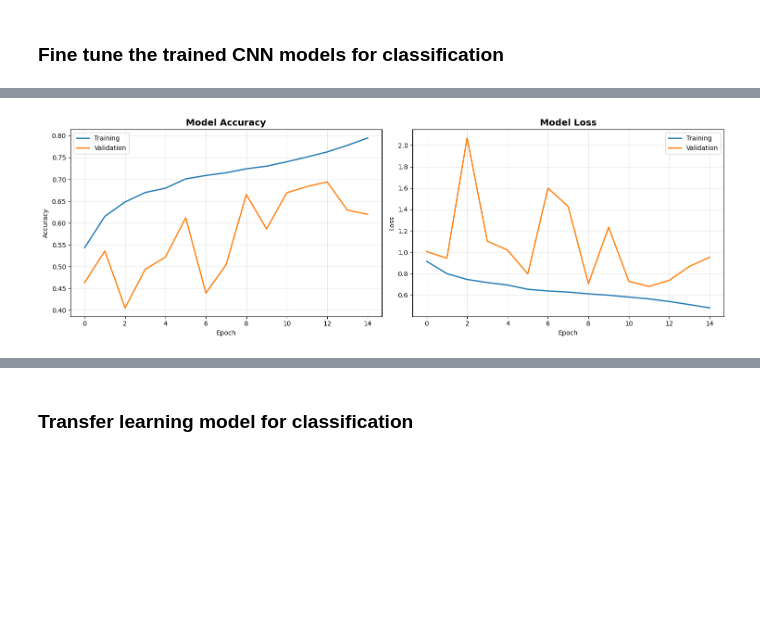
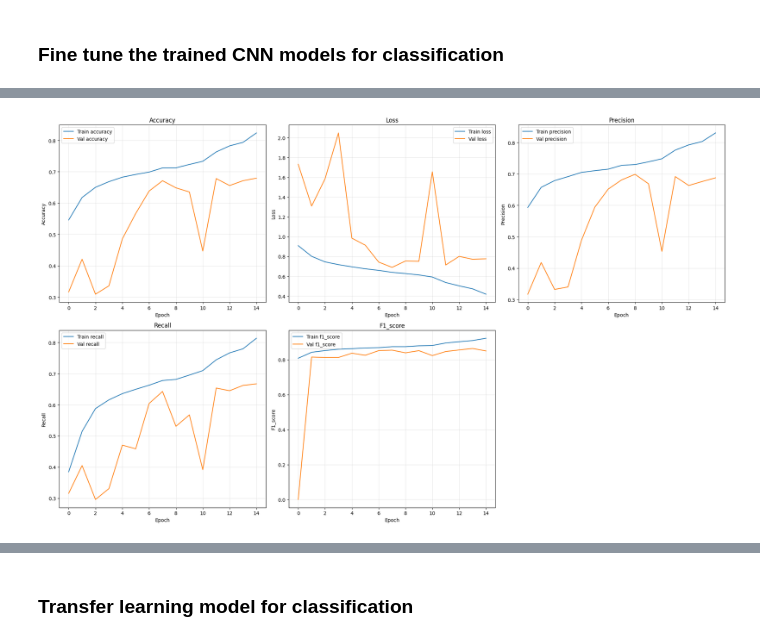
Before and after one commit to nkpatro/Pneumonia-Detection, a Jupyter notebook: Pneumonia-Detection.ipynb, the cells around one changed output, grey strips where cells are left out. Cells and saved outputs as stored; diff of their text form; code cells hidden in the pictures; blank space fills up the shorter version.

Commit message:
updated training and evaluation methods

```diff
--- a/Pneumonia-Detection.ipynb
+++ b/Pneumonia-Detection.ipynb
@@ -1357,5 +1360,31 @@ val_ds = load_enhanced_dataset_from_dataframe(val_df, output_dir, batch_size, nu
+# %%
+#setup enhanced callbacks
+def setup_enhanced_callbacks(val_ds, label_encoder,model_name='enhanced_model_best'):
+    """Enhanced callbacks with more monitoring"""
+    return [
+        F1ScoreCheckpoint(
+            val_data=val_ds,
+            label_encoder=label_encoder,
+            filepath=f'{model_name}.keras',
+            verbose=1
+        ),
+        callbacks.EarlyStopping(
+            monitor='val_loss',
+            patience=7,
+            restore_best_weights=True,
+            verbose=1
+        ),
+        callbacks.ReduceLROnPlateau(
+            monitor='val_loss',
+            factor=0.5,
+            patience=3,
+            min_lr=1e-5,
+            verbose=1
+        ),
+        callbacks.TerminateOnNaN()
+    ]
 # %%
-def train_and_evaluate_enhanced_models(model_type, train_ds, val_ds, input_shape, num_classes, epochs=15):
+def train_and_evaluate_enhanced_models(model_type, train_ds, val_ds, label_encoder,input_shape, num_classes, epochs=15):
     builder = EnhancedModelBuilder(input_shape, num_classes)
 
     if model_type == 'FineTunedCNN':
@@ -1387,7 +1416,7 @@ def train_and_evaluate_enhanced_models(model_type, train_ds, val_ds, input_shape
         train_ds,
         validation_data=val_ds,
         epochs=epochs,
-        callbacks=setup_enhanced_callbacks(model_name=f"{model_type}_best_model"),
+        callbacks=setup_enhanced_callbacks(val_ds=val_ds,label_encoder=label_encoder,model_name=f"{model_type}_best_model"),
         verbose=1
     )
 
@@ -1514,6 +1543,7 @@ tuned_model, tuned_history, tuned_val_ds = train_and_evaluate_enhanced_models(
     model_type='FineTunedCNN',
     train_ds=train_ds,
     val_ds=val_ds,
+    label_encoder=label_encoder,
     input_shape=(224, 224, 3),
     num_classes=3
 )
@@ -1559,6 +1589,6 @@ Restoring model weights from the end of the best epoch: 12.
 # %%
 # Plot training history
-plot_training_history(tuned_history)
+plot_training_history_for_enhanced_models(tuned_history)
 # %% [output]
-[figure, old version]
+[figure, new version]
 # %%
```
Also changed, not shown: parts of 6 cells of this notebook.
